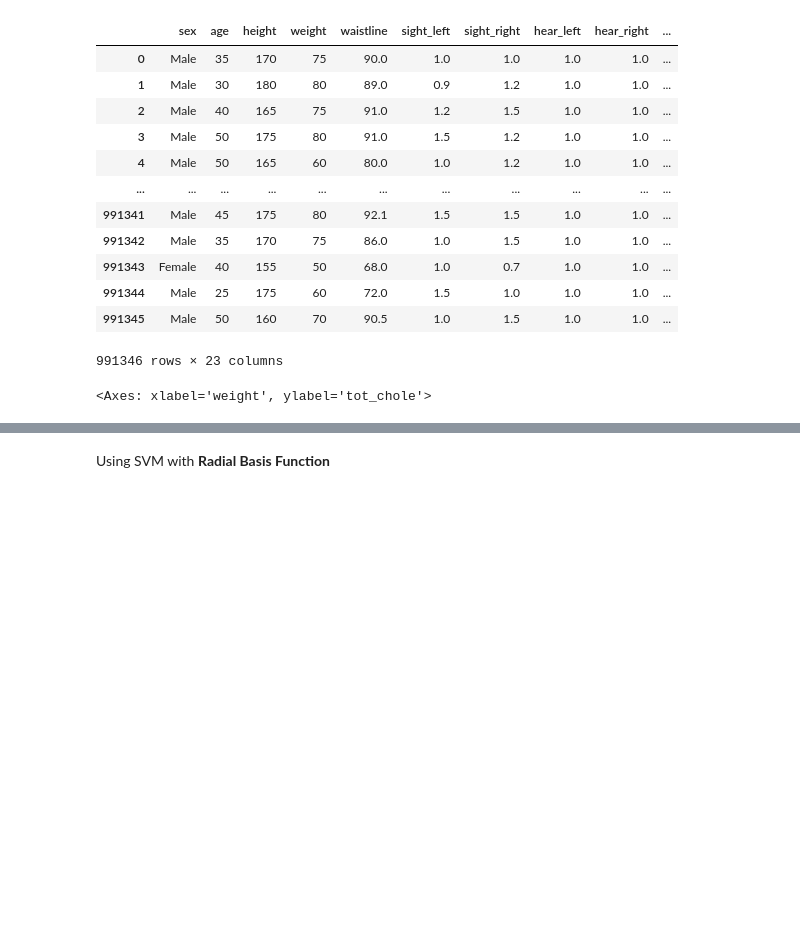
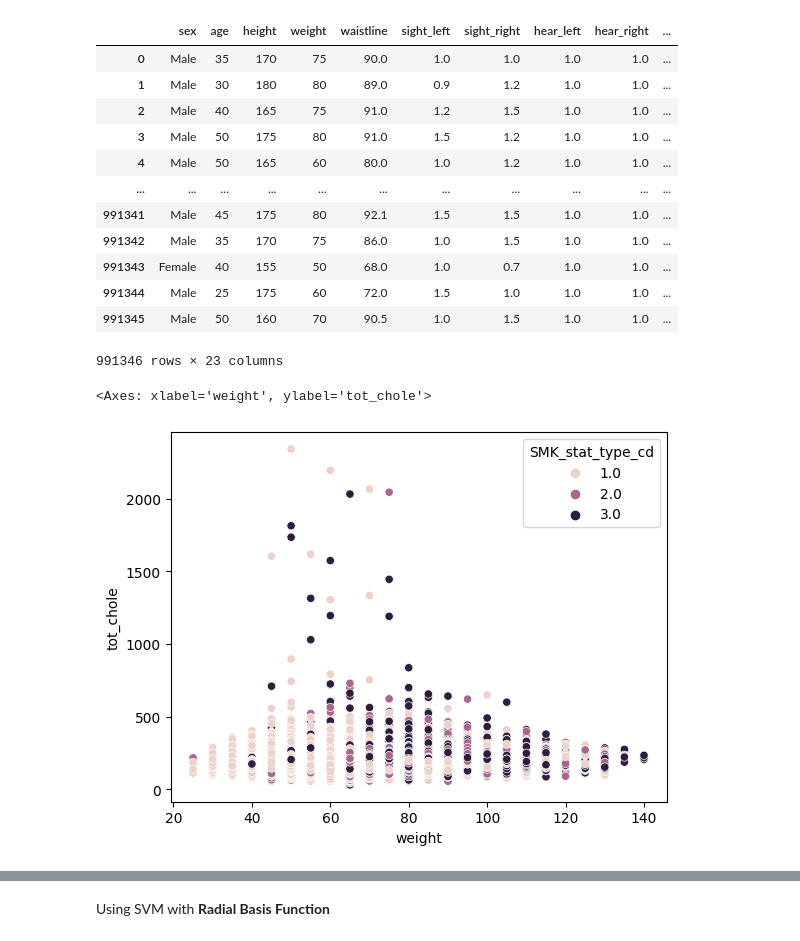
Before and after one commit to pxndey/ml-projects, a Jupyter notebook: drinking-smoking/drinkers.ipynb, the cells around one changed output, grey strips where cells are left out. Cells and saved outputs as stored; diff of their text form; code cells hidden in the pictures; blank space fills up the shorter version.

```diff
--- a/drinking-smoking/drinkers.ipynb
+++ b/drinking-smoking/drinkers.ipynb
@@ -60,10 +60,11 @@ df.drop('SMK_stat_type_cd',axis=1)
 | 991345 | Male | 50 | 160 | 70 | 90.5 | 1.0 | 1.5 | 1.0 | 1.0 | ... |
 991346 rows × 23 columns
 # %%
-plt.figure(figsize=(10,10),dpi=200)
+#plt.figure(figsize=(10,10),dpi=200)
 sns.scatterplot(data=df,x='weight',y='tot_chole',hue='SMK_stat_type_cd')
 # %% [output]
 <Axes: xlabel='weight', ylabel='tot_chole'>
+[figure, added]
 # %%
 df = pd.get_dummies(df,drop_first=True)
 df
```
Also changed, not shown: parts of 4 cells of this notebook, 2 other files.
